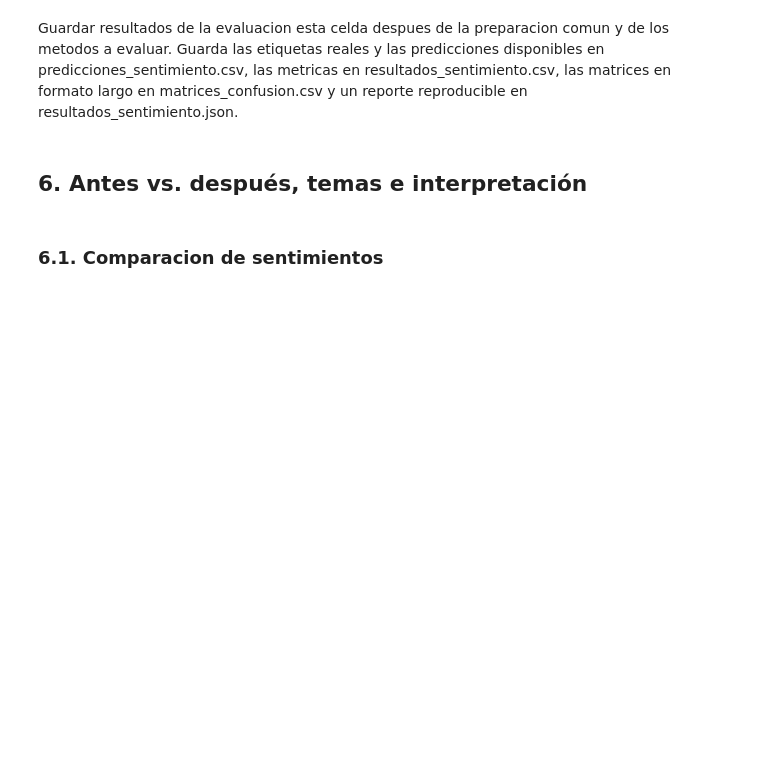
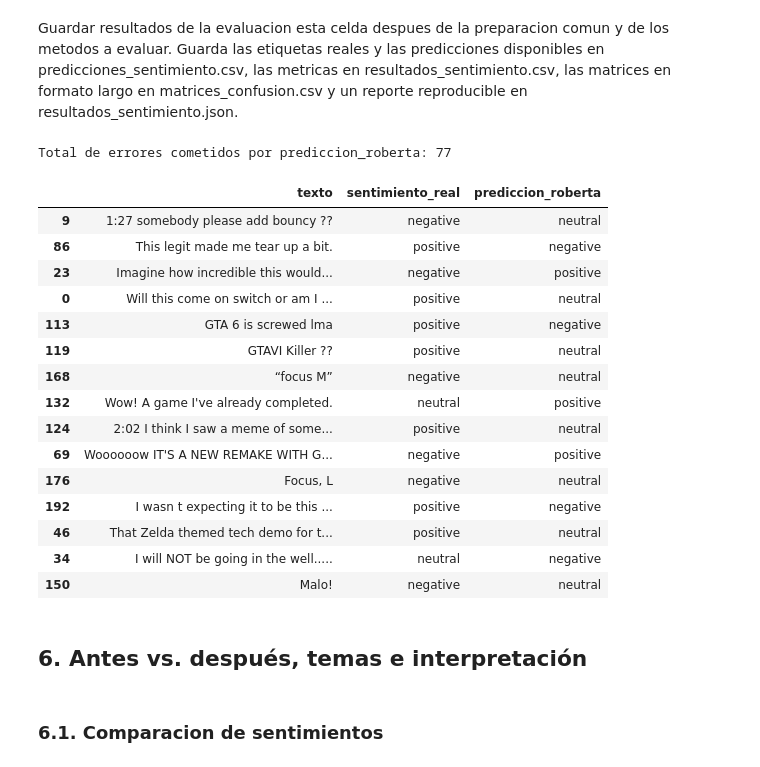
Before and after one commit to marttapia2023/Tarea-1-PNL, a Jupyter notebook: LLM.ipynb, the cells around one changed output. Drawn from its saved outputs; the diff is of its cells as text; code cells hidden in the pictures; blank space fills up the shorter version.

```diff
--- a/LLM.ipynb
+++ b/LLM.ipynb
@@ -1227,35 +1229,53 @@ esta celda despues de la preparacion comun y de los metodos a evaluar. Guarda la
 import pandas as pd
 
 # 1. Cargar las predicciones (si no están ya en memoria)
-df_preds = pd.read_csv("predicciones_sentimiento_csv", sep=';', encoding='utf-8-sig')
+df_preds = pd.read_csv("predicciones_sentimiento.csv", sep=',', encoding='utf-8-sig')
 
 # 2. Unir con df_anotado para recuperar la columna 'texto' original
 df_errores_global = pd.merge(
     df_preds,
     df_anotado[['id_texto', 'texto']],
     on='id_texto',
     how='left'
 )
 
 # 3. Define qué modelo vas a analizar (ej. el que tuvo mejor F1-macro)
 # Opciones según tu código: 'prediccion_roberta', 'prediccion_ollama', 'prediccion_vader'
 MODELO_A_ANALIZAR = 'prediccion_roberta'
 
 # 4. Filtrar solo los casos donde el modelo se equivocó
 df_fallos = df_errores_global[
     df_errores_global['sentimiento_real'] != df_errores_global[MODELO_A_ANALIZAR]
 ]
 
 print(f"Total de errores cometidos por {MODELO_A_ANALIZAR}: {len(df_fallos)}")
 
 # 5. Mostrar una muestra aleatoria de 15 errores para leerlos y clasificarlos
 muestra_errores = df_fallos[['texto', 'sentimiento_real', MODELO_A_ANALIZAR]].sample(
     n=min(15, len(df_fallos)), random_state=42
 )
 
 # Aumentamos el ancho de la columna para poder leer el comentario completo
 pd.set_option('display.max_colwidth', None)
 display(muestra_errores)
+# %% [output]
+Total de errores cometidos por prediccion_roberta: 77
+|  | texto | sentimiento_real | prediccion_roberta |
+| 9 | 1:27 somebody please add bouncy ?? | negative | neutral |
+| 86 | This legit made me tear up a bit. | positive | negative |
+| 23 | Imagine how incredible this would... | negative | positive |
+| 0 | Will this come on switch or am I ... | positive | neutral |
+| 113 | GTA 6 is screwed lma | positive | negative |
+| 119 | GTAVI Killer ?? | positive | neutral |
+| 168 | “focus M” | negative | neutral |
+| 132 | Wow! A game I've already completed. | neutral | positive |
+| 124 | 2:02 I think I saw a meme of some... | positive | neutral |
+| 69 | Woooooow IT'S A NEW REMAKE WITH G... | negative | positive |
+| 176 | Focus, L | negative | neutral |
+| 192 | I wasn t expecting it to be this ... | positive | negative |
+| 46 | That Zelda themed tech demo for t... | positive | neutral |
+| 34 | I will NOT be going in the well..... | neutral | negative |
+| 150 | Malo! | negative | neutral |
 # %% [markdown]
 ## 6. Antes vs. después, temas e interpretación
 # %% [markdown]
```
Also changed, not shown: parts of 2 cells of this notebook.
